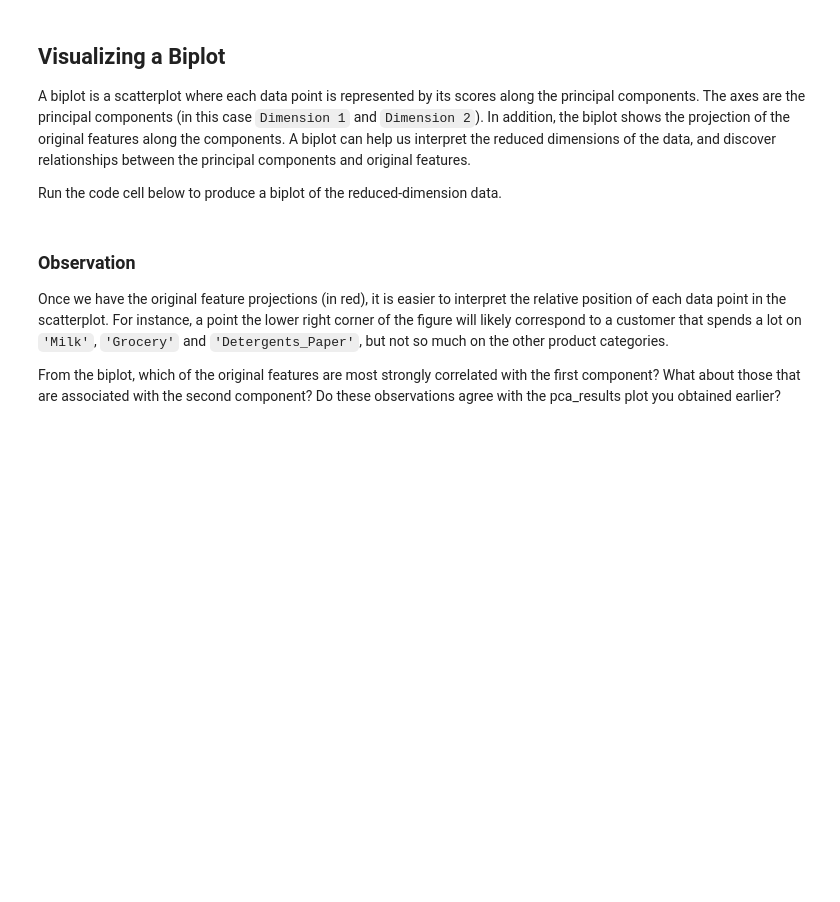
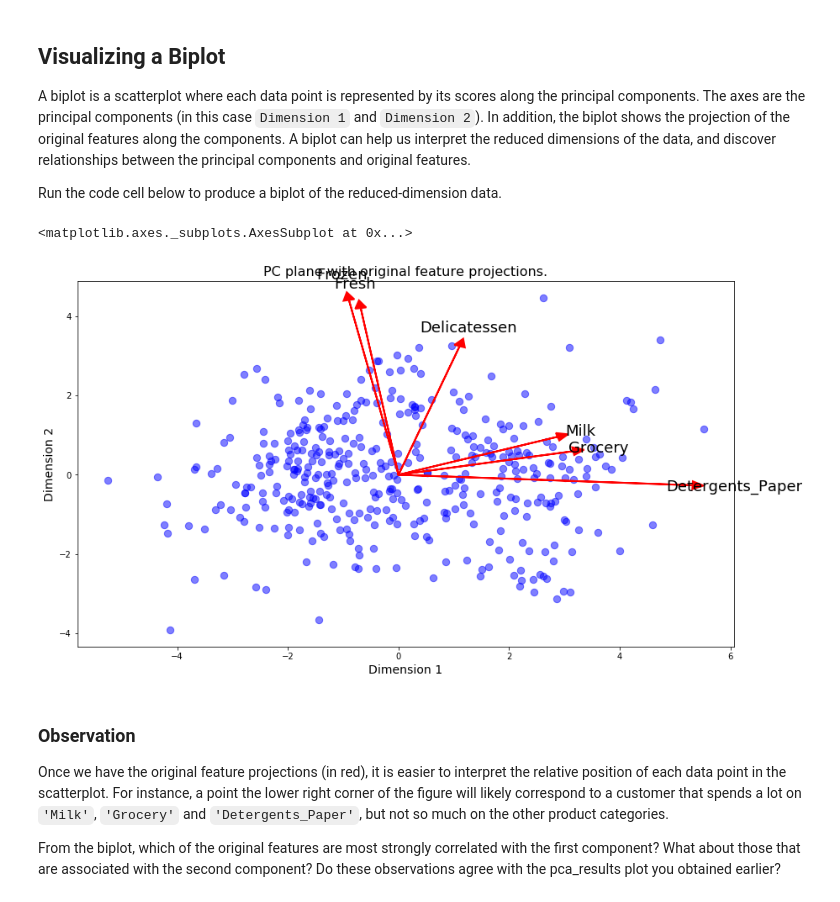
Before and after one commit to aptroost/creating-customer-segments, a Jupyter notebook: customer_segments.ipynb, the cells around one changed output. Saved outputs shown, nothing was run; the diff lists cells and outputs as text; code cells hidden in the pictures; blank space fills up the shorter version.

```diff
--- a/customer_segments.ipynb
+++ b/customer_segments.ipynb
@@ -425,7 +435,11 @@ A biplot is a scatterplot where each data point is represented by its scores alo
 Run the code cell below to produce a biplot of the reduced-dimension data.
 # %%
 # Create a biplot
-vs.biplot(good_data, reduced_data, pca)
+vs.biplot(good_data,
+          reduced_data, pca)
+# %% [output]
+<matplotlib.axes._subplots.AxesSubplot at 0x...>
+[figure, added]
 # %% [markdown]
 ### Observation
 
```
Also changed, not shown: parts of 21 cells of this notebook.
